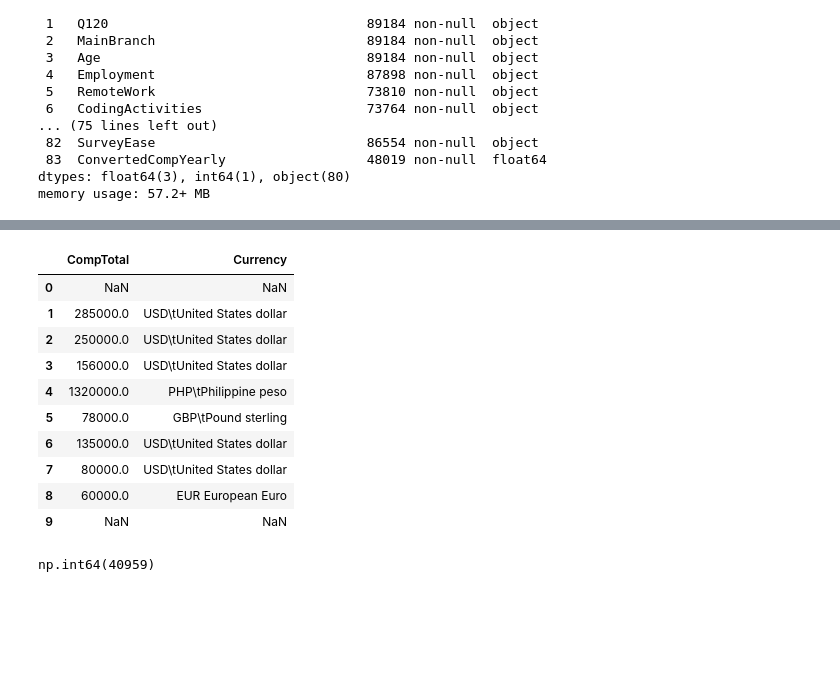
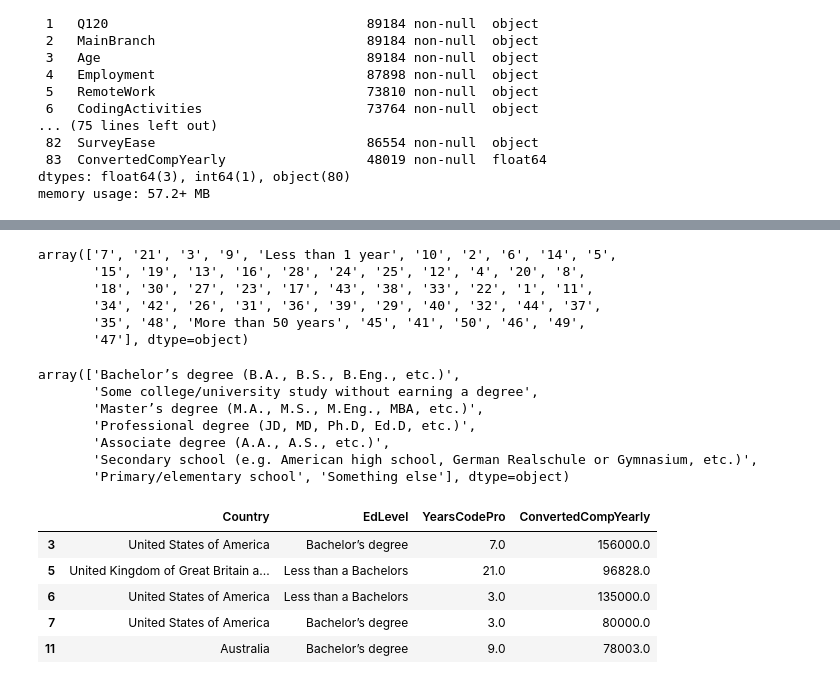
Before and after one commit to onionsp/Developer-Salary-Predictor, a Jupyter notebook: main.ipynb, the cells around one changed output, grey strips where cells are left out. Cells and saved outputs as stored; diff of their text form; code cells hidden in the pictures; blank space fills up the shorter version.

```diff
--- a/main.ipynb
+++ b/main.ipynb
@@ -51,0 +185,4 @@ Name: count, dtype: int64
+# %%
+df =df[df['ConvertedCompYearly']<250000]
+df = df[df['ConvertedCompYearly']>20000]
+df = df[df['Country'] != 'Other']
@@ -52,18 +213,47 @@ Name: count, dtype: int64
+# %%
+df['YearsCodePro'].unique()
+# %% [output]
+array(['7', '21', '3', '9', 'Less than 1 year', '10', '2', '6', '14', '5',
+       '15', '19', '13', '16', '28', '24', '25', '12', '4', '20', '8',
+       '18', '30', '27', '23', '17', '43', '38', '33', '22', '1', '11',
+       '34', '42', '26', '31', '36', '39', '29', '40', '32', '44', '37',
+       '35', '48', 'More than 50 years', '45', '41', '50', '46', '49',
+       '47'], dtype=object)
+# %%
+def clean_YCP(YCP):
+    if YCP == 'Less than 1 year':
+        return 0.5
+    if YCP == 'More than 50 years':
+        return 50
+    return float(YCP)
+# %%
+df['YearsCodePro'] = df['YearsCodePro'].apply(clean_YCP)
+# %%
+df['EdLevel'].unique()
+# %% [output]
+array(['Bachelor’s degree (B.A., B.S., B.Eng., etc.)',
+       'Some college/university study without earning a degree',
+       'Master’s degree (M.A., M.S., M.Eng., MBA, etc.)',
+       'Professional degree (JD, MD, Ph.D, Ed.D, etc.)',
+       'Associate degree (A.A., A.S., etc.)',
+       'Secondary school (e.g. American high school, German Realschule or Gymnasium, etc.)',
+       'Primary/elementary school', 'Something else'], dtype=object)
+# %%
+def clean_experience(experience):
+    if 'Bachelor’s degree' in experience:
+        return 'Bachelor’s degree'
+    if 'Master’s degree' in experience:
+        return 'Master’s degree'
+    if 'Professional degree' in experience or 'doctoral' in experience:
+        return 'Post grad'
+    return 'Less than a Bachelors'
+df['EdLevel'] = df['EdLevel'].apply(clean_experience)
 # %%
-df[['CompTotal', 'Currency']].head(10)
+df.head()
 # %% [output]
-|  | CompTotal | Currency |
-| 0 | NaN | NaN |
-| 1 | 285000.0 | USD\tUnited States dollar |
-| 2 | 250000.0 | USD\tUnited States dollar |
-| 3 | 156000.0 | USD\tUnited States dollar |
-| 4 | 1320000.0 | PHP\tPhilippine peso |
-| 5 | 78000.0 | GBP\tPound sterling |
-| 6 | 135000.0 | USD\tUnited States dollar |
-| 7 | 80000.0 | USD\tUnited States dollar |
-| 8 | 60000.0 | EUR European Euro |
-| 9 | NaN | NaN |
+|  | Country | EdLevel | YearsCodePro | ConvertedCompYearly |
+| 3 | United States of America | Bachelor’s degree | 7.0 | 156000.0 |
+| 5 | United Kingdom of Great Britain a... | Less than a Bachelors | 21.0 | 96828.0 |
+| 6 | United States of America | Less than a Bachelors | 3.0 | 135000.0 |
+| 7 | United States of America | Bachelor’s degree | 3.0 | 80000.0 |
+| 11 | Australia | Bachelor’s degree | 9.0 | 78003.0 |
-# %%
-df['CompTotal'].isnull().sum()
-# %% [output]
-np.int64(40959)
```
Also changed, not shown: parts of 25 cells of this notebook, 1 other file.
